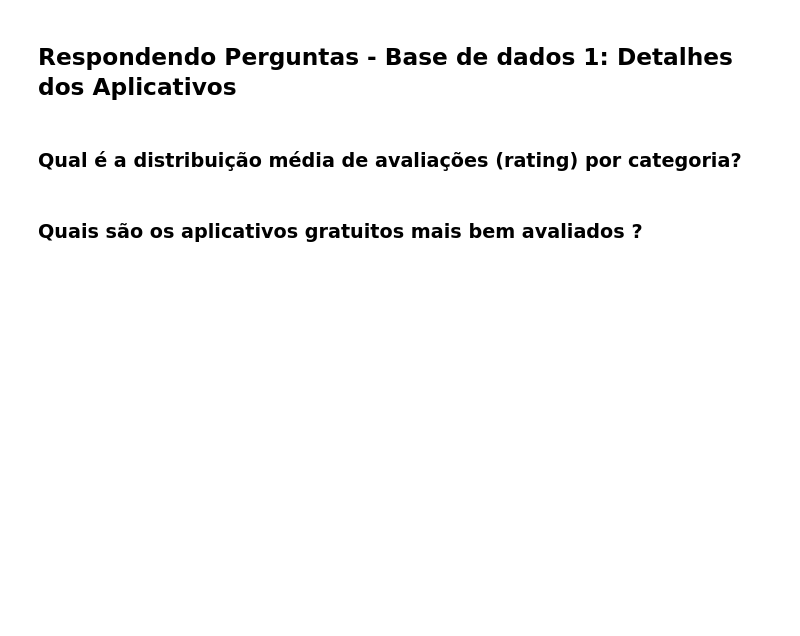
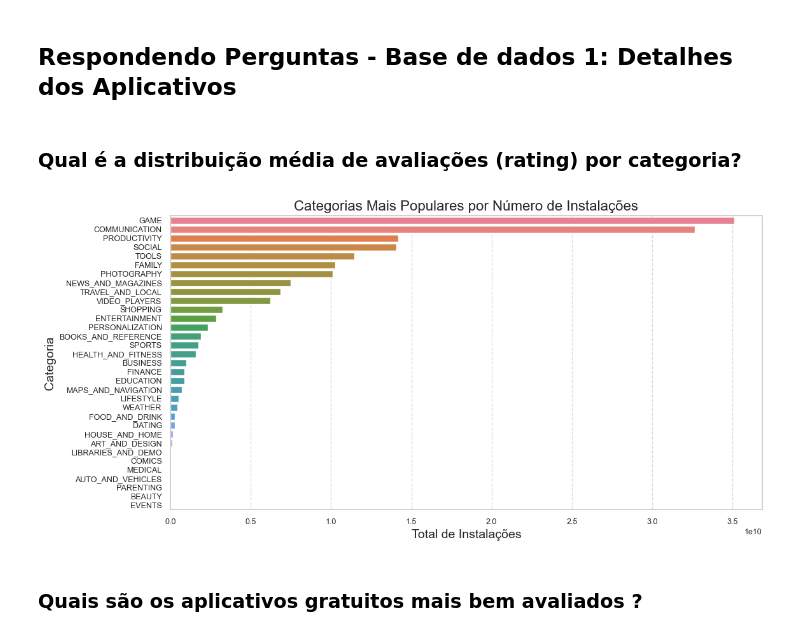
Before and after one commit to Nicolas-Wender/Google-Playstore-Analysis, a Jupyter notebook: notebook.ipynb, the cells around one changed output. Cells and saved outputs as stored; diff of their text form; code cells hidden in the pictures; blank space fills up the shorter version.

```diff
--- a/notebook.ipynb
+++ b/notebook.ipynb
@@ -188,5 +208,15 @@ googleplaystore_reviews_df = googleplaystore_reviews_df.assign(
 ## Respondendo Perguntas - Base de dados 1: Detalhes dos Aplicativos
 # %% [markdown]
 ### Qual é a distribuição média de avaliações (rating) por categoria?
+# %%
+category_installs = googleplaystore_df.groupby("Category")['Installs'].sum().sort_values(ascending=False)
+
+sns.barplot(x=category_installs.values, y=category_installs.index, hue=category_installs.index)
+plt.title("Categorias Mais Populares por Número de Instalações")
+plt.xlabel("Total de Instalações")
+plt.ylabel("Categoria")
+plt.show()
+# %% [output]
+[figure, added]
 # %% [markdown]
 ### Quais são os aplicativos gratuitos mais bem avaliados ?
```
Also changed, not shown: parts of 14 cells of this notebook.
